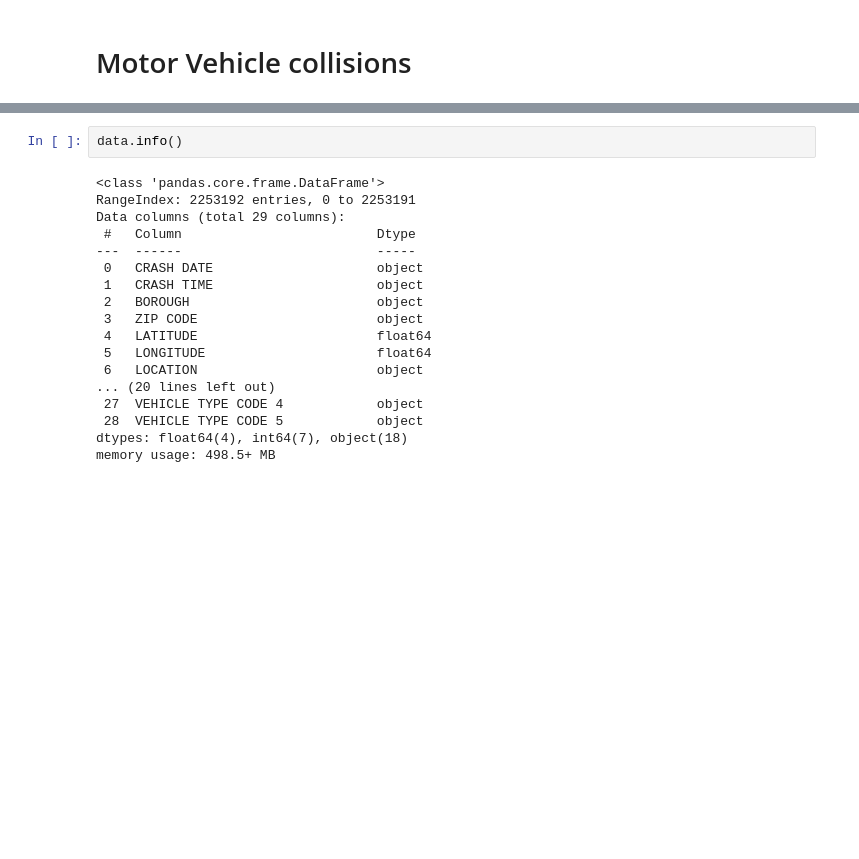
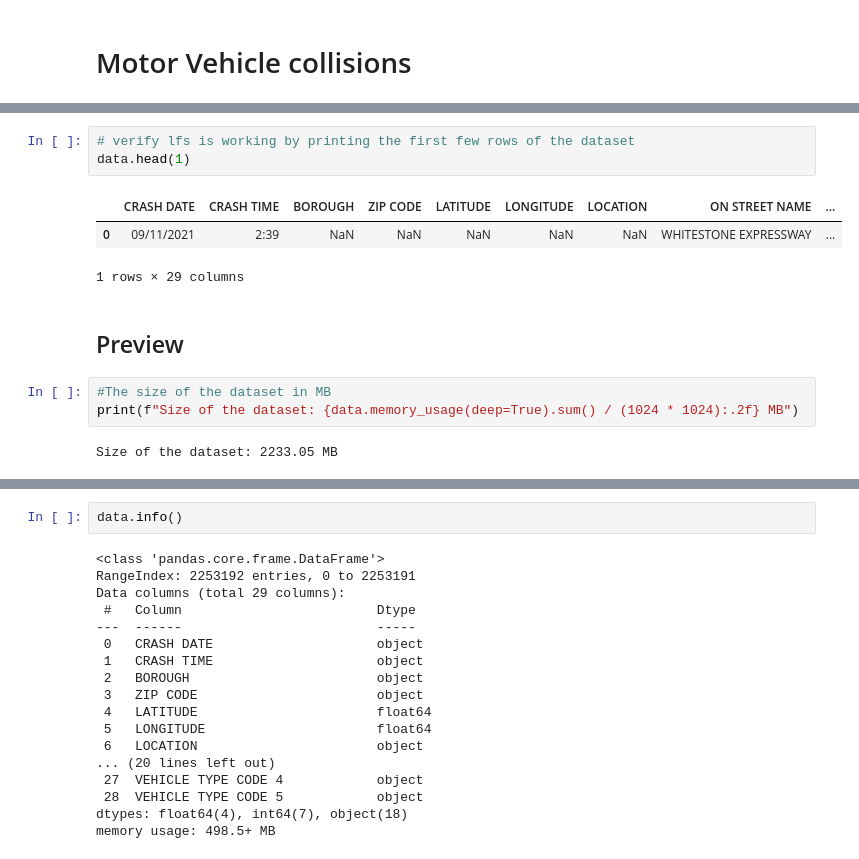
Before and after one commit to bonluc/02806_social_data_analysis_project, a Jupyter notebook: data_analysis.ipynb, the cells around one changed output, grey strips where cells are left out. Drawn from its saved outputs; the diff is of its cells as text; blank space fills up the shorter version.

Commit message:
Updated data analysis notebook

```diff
--- a/data_analysis.ipynb
+++ b/data_analysis.ipynb
@@ -17,0 +10,14 @@ data.head()
+# %%
+# verify lfs is working by printing the first few rows of the dataset
+data.head(1)
+# %% [output]
+|  | CRASH DATE | CRASH TIME | BOROUGH | ZIP CODE | LATITUDE | LONGITUDE | LOCATION | ON STREET NAME | ... |
+| 0 | 09/11/2021 | 2:39 | NaN | NaN | NaN | NaN | NaN | WHITESTONE EXPRESSWAY | ... |
+1 rows × 29 columns
+# %% [markdown]
+## Preview
+# %%
+#The size of the dataset in MB
+print(f"Size of the dataset: {data.memory_usage(deep=True).sum() / (1024 * 1024):.2f} MB")
+# %% [output]
+Size of the dataset: 2233.05 MB
```
Also changed, not shown: parts of 68 cells of this notebook.
